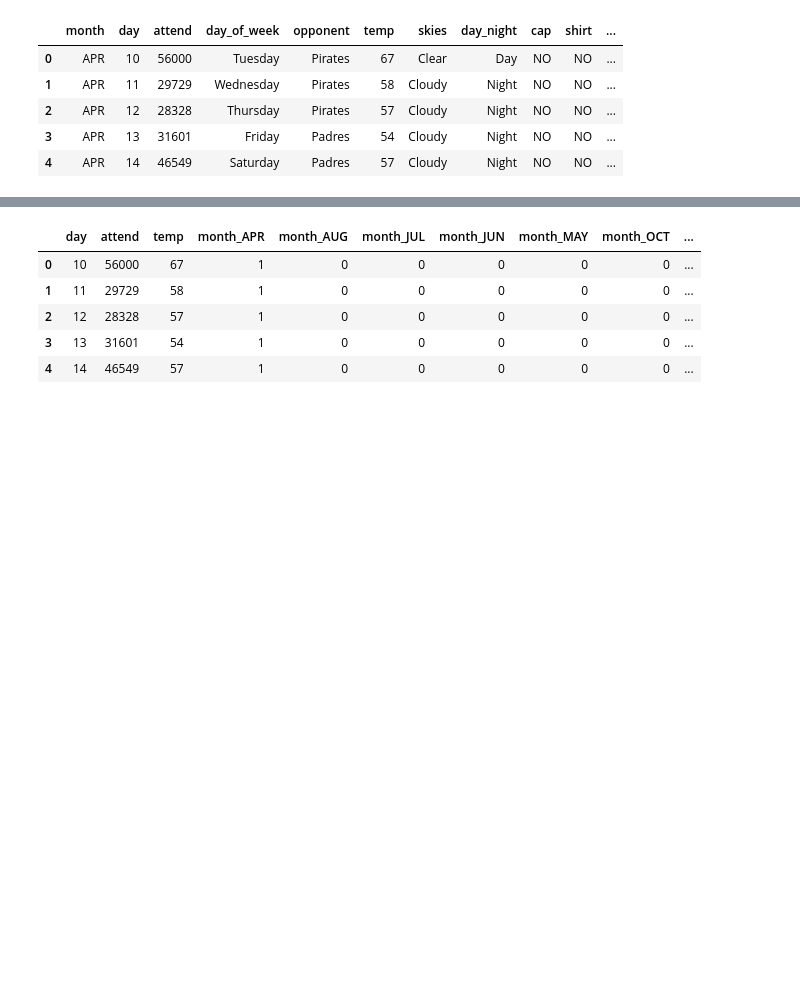
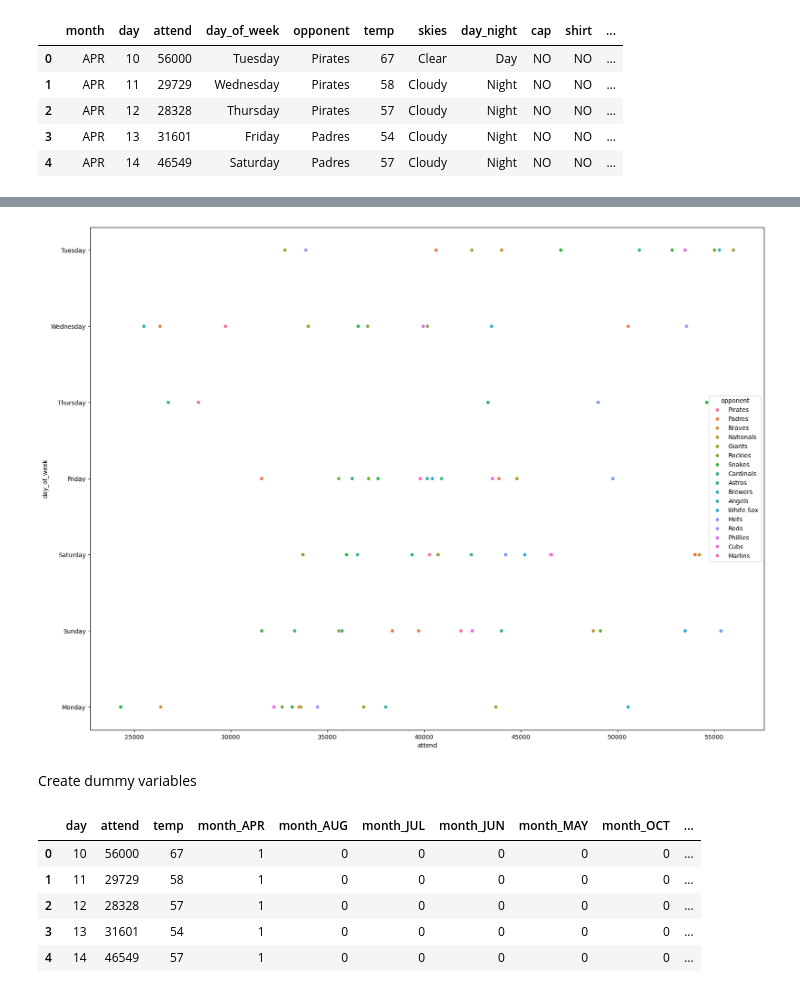
Before and after one commit to MWPerrineJr/Predictive-Analytics, a Jupyter notebook: dodgers_data.ipynb, the cells around one changed output, grey strips where cells are left out. Cells and saved outputs as stored; diff of their text form; code cells hidden in the pictures; blank space fills up the shorter version.

```diff
--- a/dodgers_data.ipynb
+++ b/dodgers_data.ipynb
@@ -38,3 +53,10 @@ Create dummy variables and split data
+# %%
+sns.scatterplot(data=dodgers, x='attend', y='day_of_week', hue='opponent')
+plt.show()
+# %% [output]
+[figure, added]
+# %% [markdown]
+Create dummy variables
 # %%
 # Converts categorical variables to 1 and 0 variables
 dodgers_transform = pd.get_dummies(dodgers, dtype = int)
```
Also changed, not shown: parts of 21 cells of this notebook, 1 other file.
